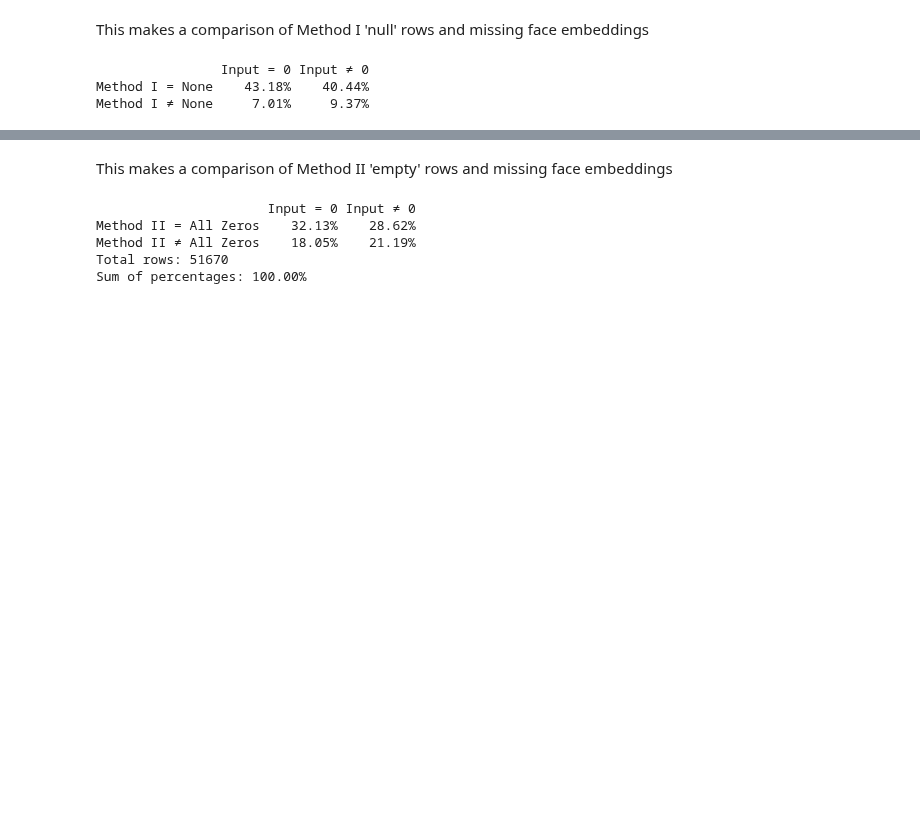
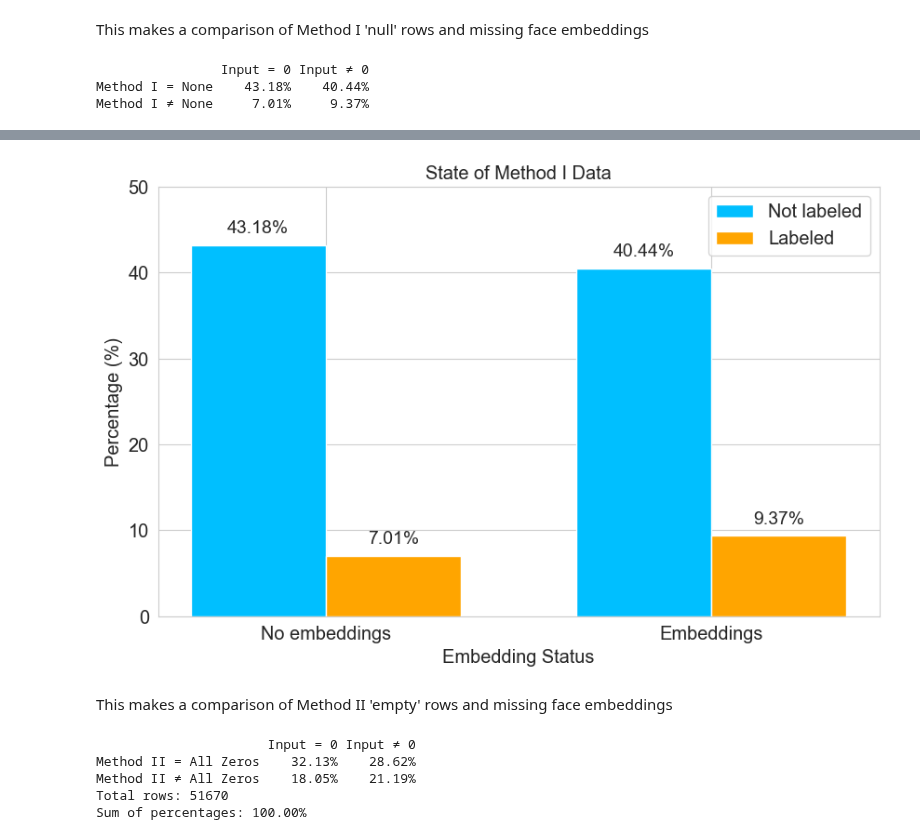
Before and after one commit to Azirral/de-face-recognition, a Jupyter notebook: CountingData.ipynb, the cells around one changed output, grey strips where cells are left out. Cells and saved outputs as stored; diff of their text form; code cells hidden in the pictures; blank space fills up the shorter version.

```diff
--- a/CountingData.ipynb
+++ b/CountingData.ipynb
@@ -314,3 +297,51 @@ plt.show()
+# %%
+import matplotlib.pyplot as plt
+import numpy as np
+
+# Data
+categories = ['Not labeled', 'Labeled']
+subcategories = ['No embeddings', 'Embeddings']
+data = {
+    ('Not labeled', 'No embeddings'): 43.18,
+    ('Not labeled', 'Embeddings'): 40.44,
+    ('Labeled', 'No embeddings'): 7.01,
+    ('Labeled', 'Embeddings'): 9.37
+}
+
+# Organize the data for the grouped bar plot
+group1 = [data[('Not labeled', 'No embeddings')], data[('Not labeled', 'Embeddings')]]
+group2 = [data[('Labeled', 'No embeddings')], data[('Labeled', 'Embeddings')]]
+
+x = np.arange(len(subcategories))  # Bar positions for subcategories
+width = 0.35  # Bar width
+
+# Plot the grouped bar chart
+fig, ax = plt.subplots()
+bar1 = ax.bar(x - width / 2, group1, width, label='Not labeled', color='deepskyblue')
+bar2 = ax.bar(x + width / 2, group2, width, label='Labeled', color='orange')
+
+# Add labels, title, and legend
+ax.set_xlabel('Embedding Status')
+ax.set_ylabel('Percentage (%)')
+ax.set_title('State of Method I Data')
+ax.set_xticks(x)
+ax.set_xticklabels(subcategories)
+ax.legend()
+
+# Add percentages on top of the bars
+for bars in [bar1, bar2]:
+    for bar in bars:
+        height = bar.get_height()
+        ax.text(bar.get_x() + bar.get_width() / 2, height + 1, f'{height:.2f}%', ha='center', va='bottom', fontsize=14)
+
+# Adjust y-axis limit for visibility
+ax.set_ylim(0, 50)
+
+# Save and display the plot
+plt.savefig("C:/Users/oskik/Desktop/Studia/Thesis/Method_I_State_Of_Data.png", dpi=300)
+plt.show()
+# %% [output]
+[figure, added]
 # %% [markdown]
 This makes a comparison of Method II 'empty' rows and missing face embeddings
 # %%
```
Also changed, not shown: parts of 9 cells of this notebook.
